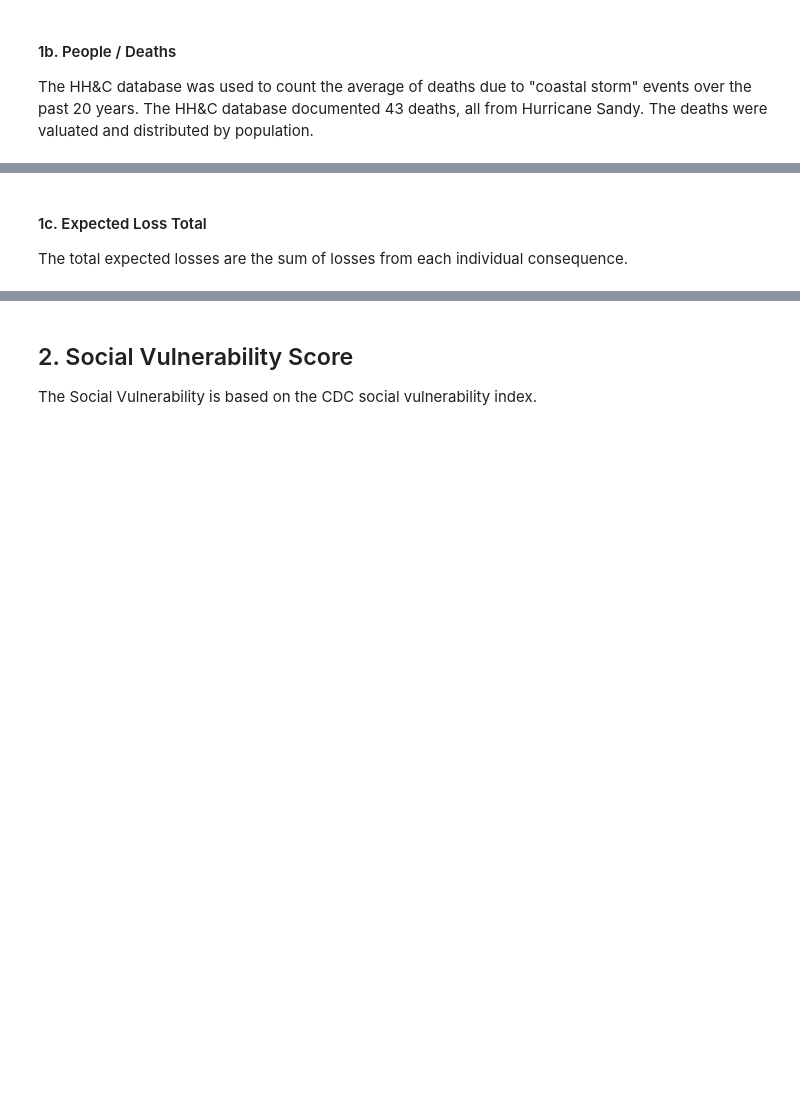
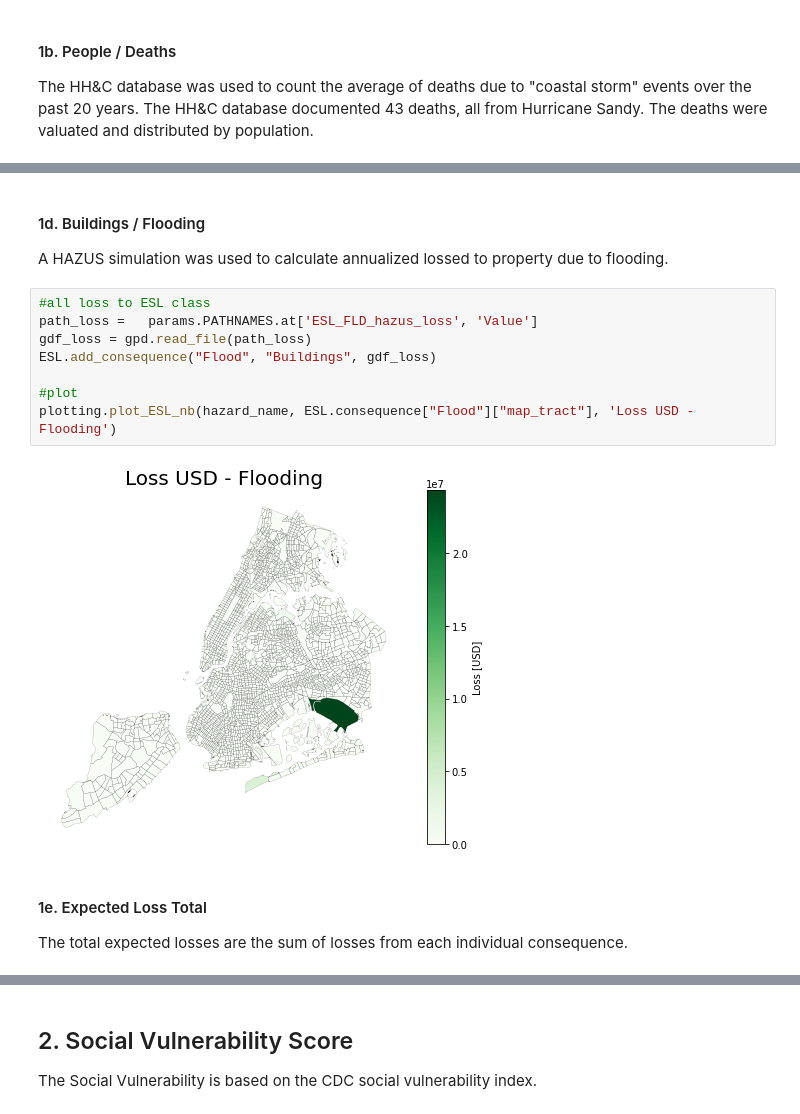
Before and after one commit to NYCEM-GIS/urban-risk-index, a Jupyter notebook: NOTEBOOKS/CALC_URI_CST_1.ipynb, the cells around one changed output, grey strips where cells are left out. Cells and saved outputs as stored; diff of their text form; blank space fills up the shorter version.

```diff
--- a/NOTEBOOKS/CALC_URI_CST_1.ipynb
+++ b/NOTEBOOKS/CALC_URI_CST_1.ipynb
@@ -49,4 +66,17 @@ plotting.plot_ESL_nb(hazard_name, ESL.consequence["Deaths"]["map_tract"], 'Loss
+# %% [markdown]
+#### 1d. Buildings / Flooding
+A HAZUS simulation was used to calculate annualized lossed to property due to flooding.
+# %%
+#all loss to ESL class
+path_loss =   params.PATHNAMES.at['ESL_FLD_hazus_loss', 'Value']
+gdf_loss = gpd.read_file(path_loss)
+ESL.add_consequence("Flood", "Buildings", gdf_loss)
+
+#plot
+plotting.plot_ESL_nb(hazard_name, ESL.consequence["Flood"]["map_tract"], 'Loss USD - Flooding')
+# %% [output]
+[figure, added]
 # %% [markdown]
-#### 1c. Expected Loss Total
+#### 1e. Expected Loss Total
 The total expected losses are the sum of losses from each individual consequence.
 # %%
```
Also changed, not shown: parts of 11 cells of this notebook, 19 other files.
